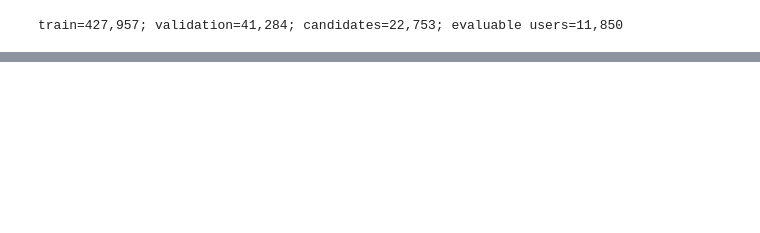
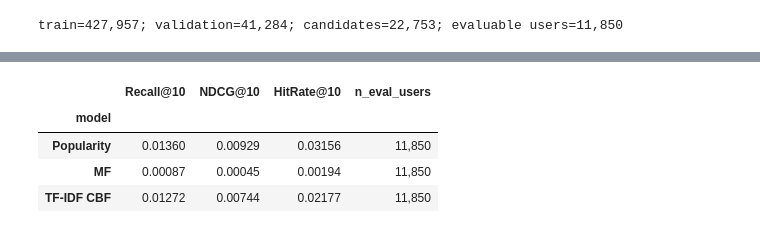
Before and after one commit to DianaManurung/recsys-lexical-vs-semantic-g11, a Jupyter notebook: notebooks/content_based_tfidf_demo.ipynb, the cells around one changed output, grey strips where cells are left out. Saved outputs shown, nothing was run; the diff lists cells and outputs as text; code cells hidden in the pictures; blank space fills up the shorter version.

```diff
--- a/notebooks/content_based_tfidf_demo.ipynb
+++ b/notebooks/content_based_tfidf_demo.ipynb
@@ -89,0 +312,33 @@ relevant validation items: {'B0BYNM15YB'}
+# %%
+from IPython.display import Markdown, display
+from popularity import PopularityRecommender
+from matrix_factorization import MatrixFactorizationRecommender
+
+def hit_rate_at_k(model, relevant, seen, k=10):
+    return float(np.mean([
+        any(item in relevant_items for item in model.recommend(user_id, seen, k=k))
+        for user_id, relevant_items in relevant.items()
+    ]))
+
+pop_model = PopularityRecommender(min_rating=4).fit(train, cand_set)
+mf_model = MatrixFactorizationRecommender(
+    n_factors=32, n_epochs=10, learning_rate=0.01,
+    regularization=0.02, min_rating=4, random_state=42,
+).fit(train, cand_set)
+
+comparison = pd.DataFrame(
+    [
+        {**evaluate_at_k(pop_model, relevant, seen, k=K), f'HitRate@{K}': hit_rate_at_k(pop_model, relevant, seen, k=K)},
+        {**evaluate_at_k(mf_model, relevant, seen, k=K), f'HitRate@{K}': hit_rate_at_k(mf_model, relevant, seen, k=K)},
+        {key: saved_metrics[key] for key in [f'Recall@{K}', f'NDCG@{K}', f'HitRate@{K}']},
+    ],
+    index=pd.Index(['Popularity', 'MF', 'TF-IDF CBF'], name='model'),
+)
+comparison['n_eval_users'] = len(relevant)
+display(comparison.style.format({f'Recall@{K}': '{:.5f}', f'NDCG@{K}': '{:.5f}', f'HitRate@{K}': '{:.5f}', 'n_eval_users': '{:,}'}))
+# %% [output]
+|  | Recall@10 | NDCG@10 | HitRate@10 | n_eval_users |
+| model |  |  |  |  |
+| Popularity | 0.01360 | 0.00929 | 0.03156 | 11,850 |
+| MF | 0.00087 | 0.00045 | 0.00194 | 11,850 |
+| TF-IDF CBF | 0.01272 | 0.00744 | 0.02177 | 11,850 |
```
Also changed, not shown: parts of 21 cells of this notebook, 7 other files.
